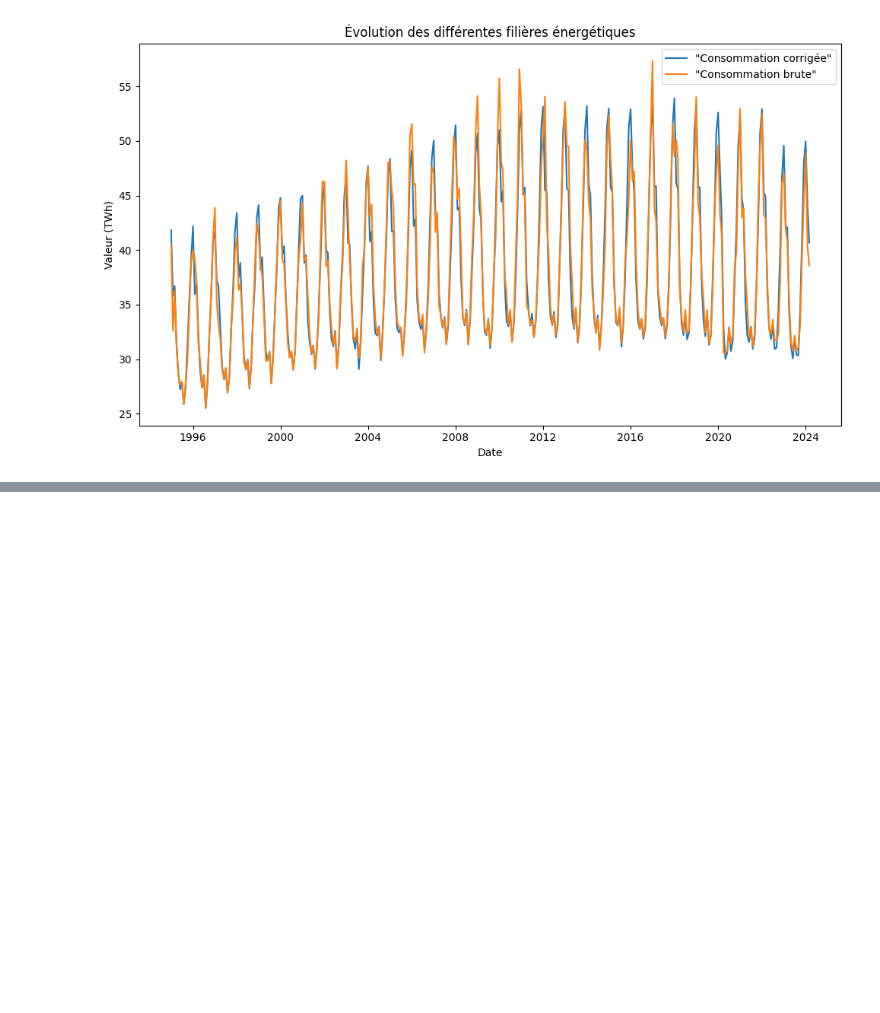
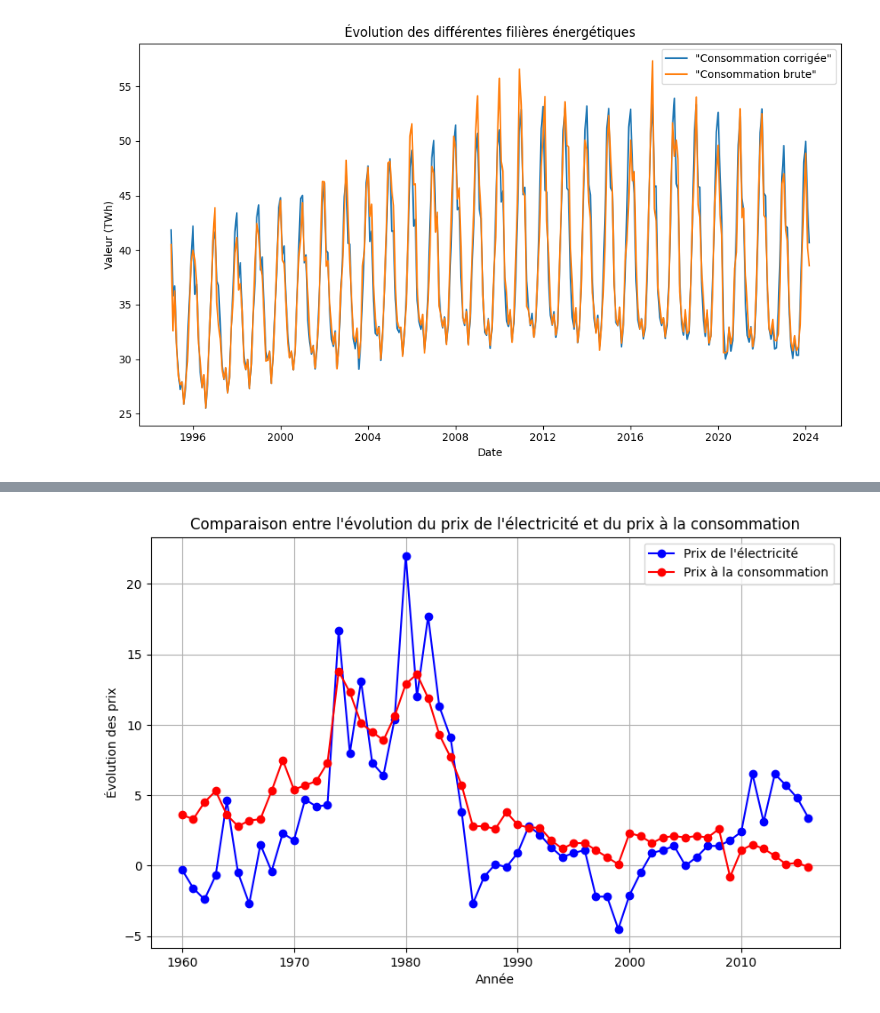
Before and after one commit to aless124/SmartEner, a Jupyter notebook: DataCollector/DataMap.ipynb, the cells around one changed output, grey strips where cells are left out. Saved outputs shown, nothing was run; the diff lists cells and outputs as text; code cells hidden in the pictures; blank space fills up the shorter version.

Commit message:
Add some Data

```diff
--- a/DataCollector/DataMap.ipynb
+++ b/DataCollector/DataMap.ipynb
@@ -84,3 +84,24 @@ for index, row in df.iterrows():
 map
 # %% [output]
 [interactive output not drawn]
+# %%
+import pandas as pd
+import matplotlib.pyplot as plt
+
+# Charger les données depuis le CSV
+data = pd.read_csv("CSV/Aless/Elec_Cost.csv", delimiter=";")
+
+
+
+# Graphique 3 : Comparaison entre l'évolution du prix de l'électricité et du prix à la consommation
+plt.figure(figsize=(10, 6))
+plt.plot(data["Annee"], data["Prix de l'électricité "], marker='o', color='b', label="Prix de l'électricité")
+plt.plot(data["Annee"], data["Prix à la consommation "], marker='o', color='r', label="Prix à la consommation")
+plt.title("Comparaison entre l'évolution du prix de l'électricité et du prix à la consommation")
+plt.xlabel("Année")
+plt.ylabel("Évolution des prix")
+plt.legend()
+plt.grid(True)
+plt.show()
+# %% [output]
+[figure, added]
```
Also changed, not shown: 2 other files.
